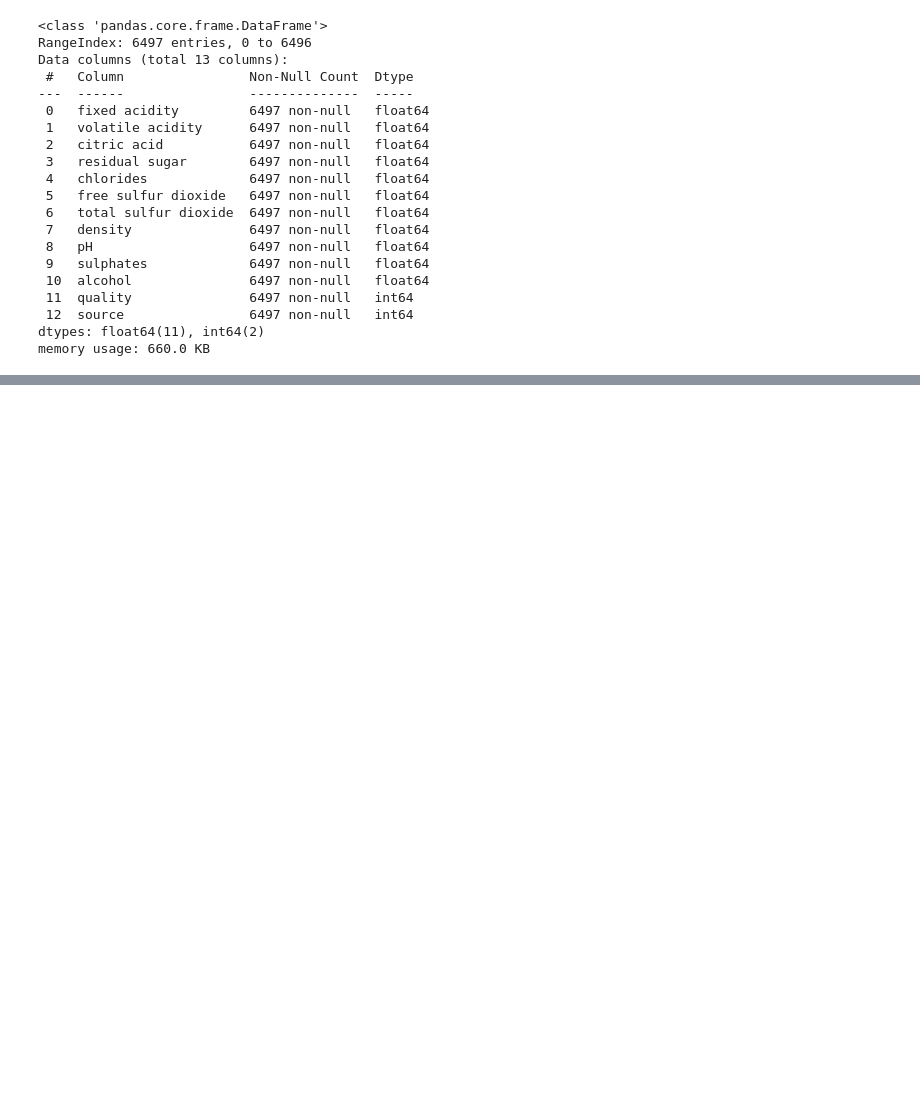
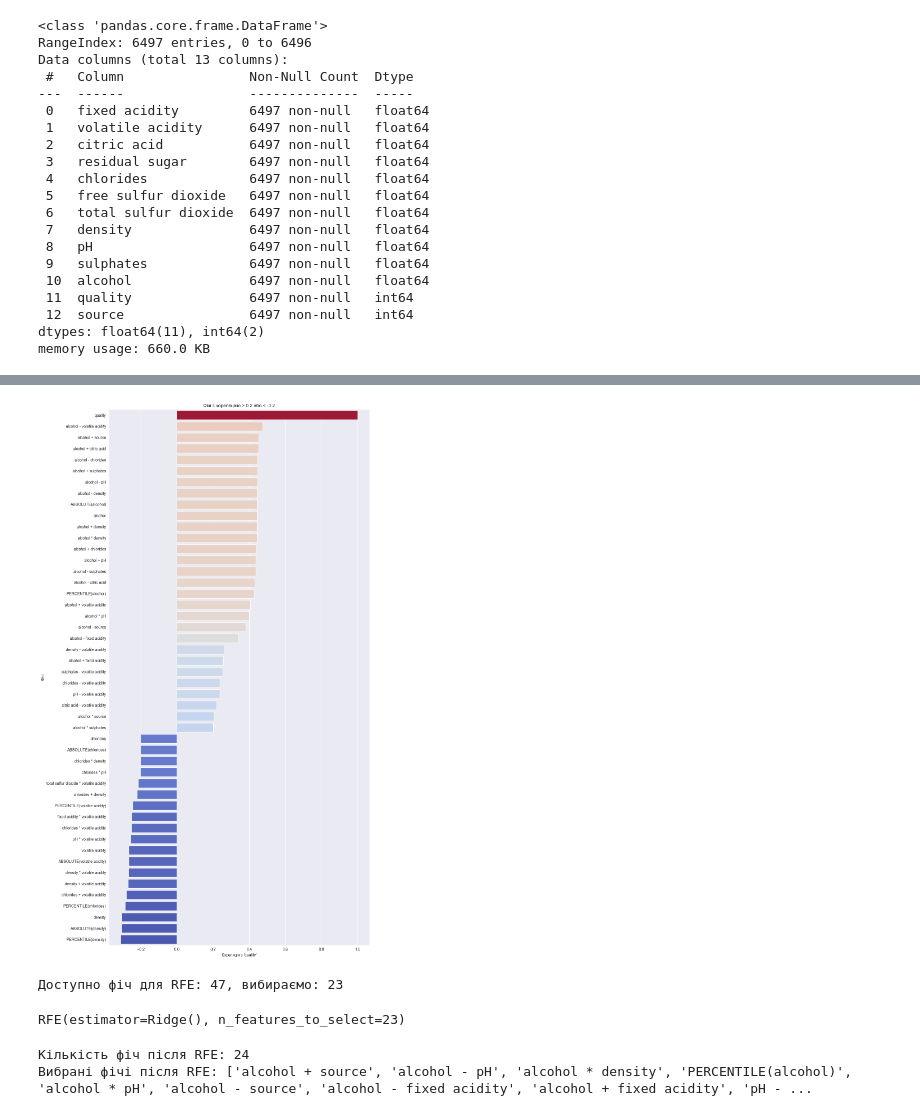
Before and after one commit to AlexKostjuk/DZ_5, a Jupyter notebook: sample.ipynb, the cells around one changed output, grey strips where cells are left out. Cells and saved outputs as stored; diff of their text form; code cells hidden in the pictures; blank space fills up the shorter version.

```diff
--- a/sample.ipynb
+++ b/sample.ipynb
@@ -173,0 +285,44 @@ ValueError: Cannot add a Woodwork DataFrame to EntitySet without a name
+# %%
+plt.figure(figsize=(12, 20))
+sns.barplot(
+    x=correlation[abs(correlation) > 0.2].values,
+    y=correlation[abs(correlation) > 0.2].index,
+    hue=correlation[abs(correlation) > 0.2].values,
+    palette="coolwarm",
+    legend=False
+)
+plt.xlabel("Кореляція з 'quality'")
+plt.ylabel("Фічі")
+plt.title("Фічі з кореляцією > 0.2 або < -0.2")
+plt.tight_layout()
+plt.show()
+# %% [output]
+[figure, added]
+# %%
+# Додатковий відбір фіч за допомогою RFE
+X_temp = feature_matrix_filtered.drop(columns=["quality"]).values
+y_temp = feature_matrix_filtered["quality"].values
+scaler_temp = StandardScaler()
+X_temp_scaled = scaler_temp.fit_transform(X_temp)
+
+n_features_available = X_temp.shape[1]  # Кількість доступних фіч
+n_features_to_select = min(50, n_features_available // 2)  # Вибираємо половину або 50, якщо менше
+print(f"Доступно фіч для RFE: {n_features_available}, вибираємо: {n_features_to_select}")
+
+ridge_temp = Ridge(alpha=1.0)
+rfe = RFE(estimator=ridge_temp, n_features_to_select=n_features_to_select)
+rfe.fit(X_temp_scaled, y_temp)
+# %% [output]
+Доступно фіч для RFE: 47, вибираємо: 23
+RFE(estimator=Ridge(), n_features_to_select=23)
+# %%
+# Отримуємо індекси вибраних фіч
+selected_rfe_indices = rfe.support_
+selected_rfe_features = feature_matrix_filtered.drop(columns=["quality"]).columns[selected_rfe_indices].tolist()
+selected_rfe_features.append("quality")  # Додаємо "quality" назад
+feature_matrix_final = feature_matrix_filtered[selected_rfe_features]
+print(f"\nКількість фіч після RFE: {feature_matrix_final.shape[1]}")
+print(f"Вибрані фічі після RFE: {selected_rfe_features}")
+# %% [output]
+Кількість фіч після RFE: 24
+Вибрані фічі після RFE: ['alcohol + source', 'alcohol - pH', 'alcohol * density', 'PERCENTILE(alcohol)', 'alcohol * pH', 'alcohol - source', 'alcohol - fixed acidity', 'alcohol + fixed acidity', 'pH - ...
```
Also changed, not shown: parts of 25 cells of this notebook.
